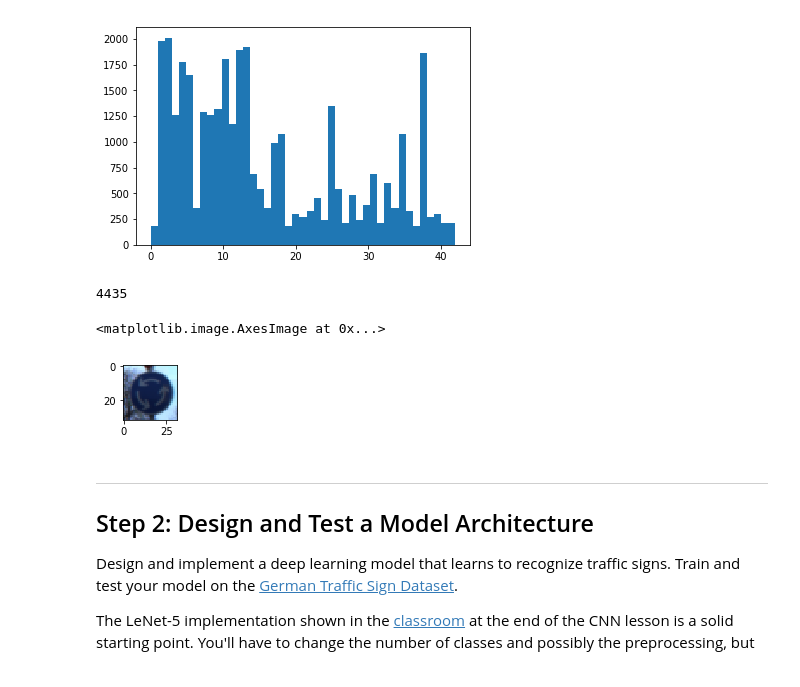
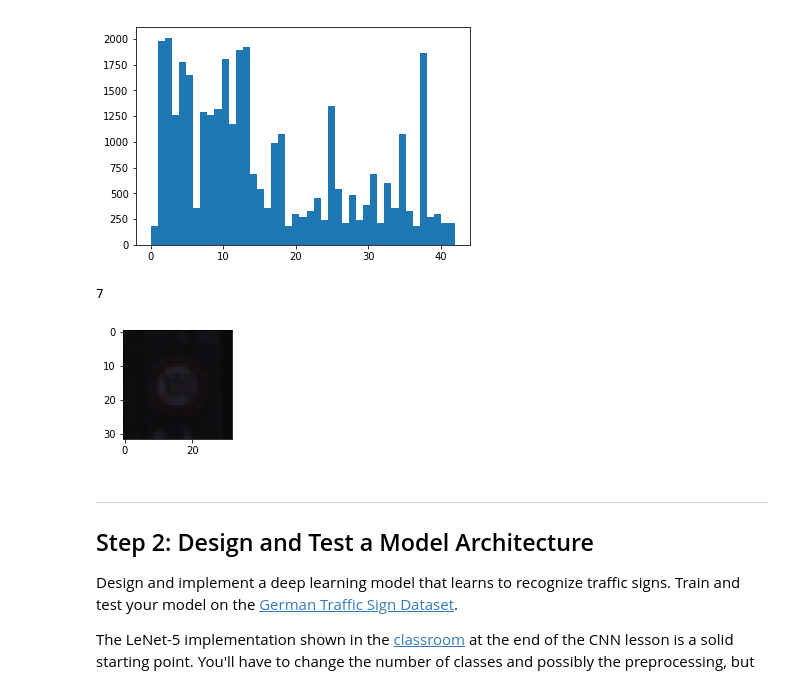
Before and after one commit to AntonioIsas/CarND-Traffic-Sign-Classifier-Project, a Jupyter notebook: Traffic_Sign_Classifier.ipynb, the cells around one changed output. Saved outputs shown, nothing was run; the diff lists cells and outputs as text; code cells hidden in the pictures.

```diff
--- a/Traffic_Sign_Classifier.ipynb
+++ b/Traffic_Sign_Classifier.ipynb
@@ -122,17 +122,15 @@ plt.hist(y_train, bins=n_classes)
 # %%
 import random
 
 index = random.randint(0, len(X_train))
 image = X_train[index].squeeze()
 
-print(index)
-
-plt.figure(figsize=(1,1))
-plt.imshow(image, cmap="gray")
+plt.figure(figsize=(2,2))
+plt.imshow(image)
+print( y_train[index] )
 # %% [output]
-4435
+7
-<matplotlib.image.AxesImage at 0x...>
-[figure, old version]
+[figure, new version]
 # %% [markdown]
 ----
 
```
Also changed, not shown: parts of 7 cells of this notebook, 3 other files.
